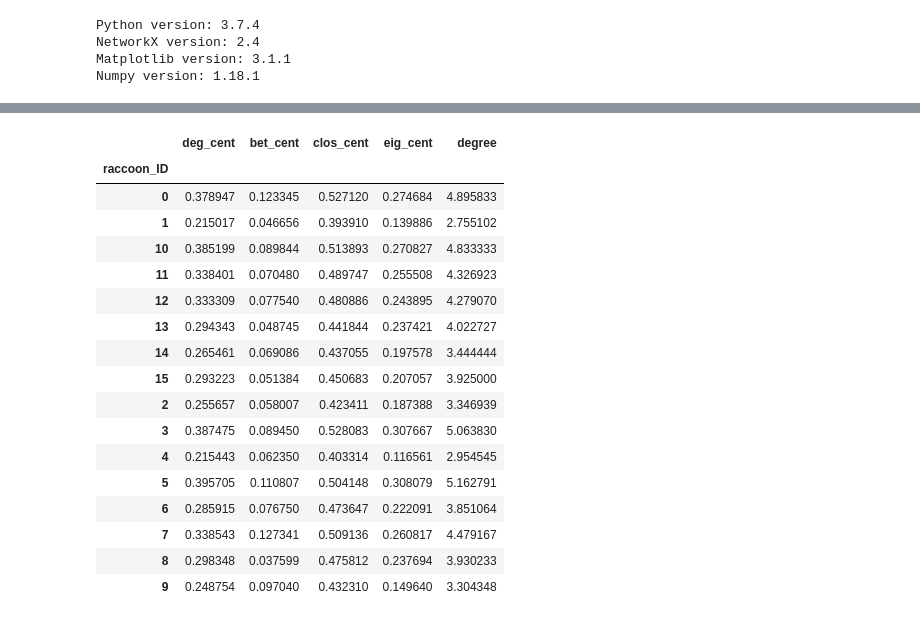
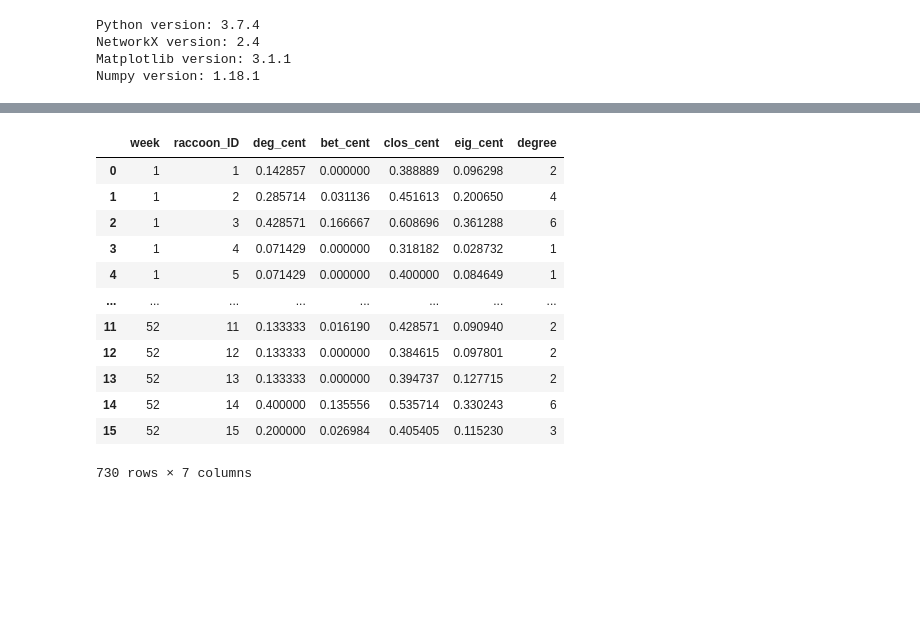
Before and after one commit to vitoriapacela/raccoon_networks, a Jupyter notebook: Raccoons.ipynb, the cells around one changed output, grey strips where cells are left out. Cells and saved outputs as stored; diff of their text form; code cells hidden in the pictures; blank space fills up the shorter version.

```diff
--- a/Raccoons.ipynb
+++ b/Raccoons.ipynb
@@ -33,12 +33,3 @@ files = [mypath + '/' + f for f in listdir(mypath) if isfile(join(mypath, f))]
 files = [(int(f.split('_')[5].split('.')[0]), f) for f in files]
 files.sort()
 #files = [f[1] for f in files]
-# %%
-G = nx.read_graphml(files[0][1])
-DC = nx.degree_centrality(G)
-DC = pd.DataFrame({'week':str(files[0][0]), 'raccoon_ID':list(DC.keys()),
-                       'deg_cent':list(DC.values())})
-BC = nx.betweenness_centrality(G)
-BC = pd.DataFrame({'week':str(files[0][0]), 'raccoon_ID':list(BC.keys()),
-                       'deg_cent':list(BC.values())})
-DC.merge(BC, how='outer', on=['week', 'raccoon_ID'])
@@ -63,45 +36,41 @@ DC.merge(BC, how='outer', on=['week', 'raccoon_ID'])
 # %%
-random.seed(200)
 df = pd.DataFrame()
+filt = [str(x) for x in range(16)]
+
 for f in files:
     G = nx.read_graphml(f[1]).subgraph(filt)
-    deg = pd.DataFrame({'week':str(f[0]), 'raccoon_ID':list(G), 'degree':list(G.degree)})
+    deg = pd.DataFrame({'week':f[0], 'raccoon_ID':list(G), 'degree':list(dict(G.degree).values())})
     DC = nx.degree_centrality(G)
-    DC = pd.DataFrame({'week':str(f[0]), 'raccoon_ID':list(DC.keys()),
+    DC = pd.DataFrame({'week':f[0], 'raccoon_ID':list(DC.keys()),
                            'deg_cent':list(DC.values())})
     BC = nx.betweenness_centrality(G)
-    BC = pd.DataFrame({'week':str(f[0]), 'raccoon_ID':list(BC.keys()),
+    BC = pd.DataFrame({'week':f[0], 'raccoon_ID':list(BC.keys()),
                            'bet_cent':list(BC.values())})
     CC = nx.closeness_centrality(G)
-    CC = pd.DataFrame({'week':str(f[0]), 'raccoon_ID':list(CC.keys()),
+    CC = pd.DataFrame({'week':f[0], 'raccoon_ID':list(CC.keys()),
                            'clos_cent':list(CC.values())})
     EC = nx.eigenvector_centrality(G)
-    EC = pd.DataFrame({'week':str(f[0]), 'raccoon_ID':list(EC.keys()),
+    EC = pd.DataFrame({'week':f[0], 'raccoon_ID':list(EC.keys()),
                            'eig_cent':list(EC.values())})
 
     df_aux = DC.merge(BC, how='outer', on=['week', 'raccoon_ID'])
     df_aux = df_aux.merge(CC, how='outer', on=['week', 'raccoon_ID'])
     df_aux = df_aux.merge(EC, how='outer', on=['week', 'raccoon_ID'])
     df_aux = df_aux.merge(deg, how='outer', on=['week', 'raccoon_ID'])
     df = pd.concat([df,df_aux])
-df['degree'] = [d[1] for d in df['degree']]
-df.groupby('raccoon_ID').mean()
+df['raccoon_ID'] = pd.to_numeric(df['raccoon_ID'])
+df
 # %% [output]
-|  | deg_cent | bet_cent | clos_cent | eig_cent | degree |
-| raccoon_ID |  |  |  |  |  |
-| 0 | 0.378947 | 0.123345 | 0.527120 | 0.274684 | 4.895833 |
-| 1 | 0.215017 | 0.046656 | 0.393910 | 0.139886 | 2.755102 |
-| 10 | 0.385199 | 0.089844 | 0.513893 | 0.270827 | 4.833333 |
-| 11 | 0.338401 | 0.070480 | 0.489747 | 0.255508 | 4.326923 |
-| 12 | 0.333309 | 0.077540 | 0.480886 | 0.243895 | 4.279070 |
-| 13 | 0.294343 | 0.048745 | 0.441844 | 0.237421 | 4.022727 |
-| 14 | 0.265461 | 0.069086 | 0.437055 | 0.197578 | 3.444444 |
-| 15 | 0.293223 | 0.051384 | 0.450683 | 0.207057 | 3.925000 |
-| 2 | 0.255657 | 0.058007 | 0.423411 | 0.187388 | 3.346939 |
-| 3 | 0.387475 | 0.089450 | 0.528083 | 0.307667 | 5.063830 |
-| 4 | 0.215443 | 0.062350 | 0.403314 | 0.116561 | 2.954545 |
-| 5 | 0.395705 | 0.110807 | 0.504148 | 0.308079 | 5.162791 |
-| 6 | 0.285915 | 0.076750 | 0.473647 | 0.222091 | 3.851064 |
-| 7 | 0.338543 | 0.127341 | 0.509136 | 0.260817 | 4.479167 |
-| 8 | 0.298348 | 0.037599 | 0.475812 | 0.237694 | 3.930233 |
-| 9 | 0.248754 | 0.097040 | 0.432310 | 0.149640 | 3.304348 |
+|  | week | raccoon_ID | deg_cent | bet_cent | clos_cent | eig_cent | degree |
+| 0 | 1 | 1 | 0.142857 | 0.000000 | 0.388889 | 0.096298 | 2 |
+| 1 | 1 | 2 | 0.285714 | 0.031136 | 0.451613 | 0.200650 | 4 |
+| 2 | 1 | 3 | 0.428571 | 0.166667 | 0.608696 | 0.361288 | 6 |
+| 3 | 1 | 4 | 0.071429 | 0.000000 | 0.318182 | 0.028732 | 1 |
+| 4 | 1 | 5 | 0.071429 | 0.000000 | 0.400000 | 0.084649 | 1 |
+| ... | ... | ... | ... | ... | ... | ... | ... |
+| 11 | 52 | 11 | 0.133333 | 0.016190 | 0.428571 | 0.090940 | 2 |
+| 12 | 52 | 12 | 0.133333 | 0.000000 | 0.384615 | 0.097801 | 2 |
+| 13 | 52 | 13 | 0.133333 | 0.000000 | 0.394737 | 0.127715 | 2 |
+| 14 | 52 | 14 | 0.400000 | 0.135556 | 0.535714 | 0.330243 | 6 |
+| 15 | 52 | 15 | 0.200000 | 0.026984 | 0.405405 | 0.115230 | 3 |
+730 rows × 7 columns
```
Also changed, not shown: parts of 11 cells of this notebook.
